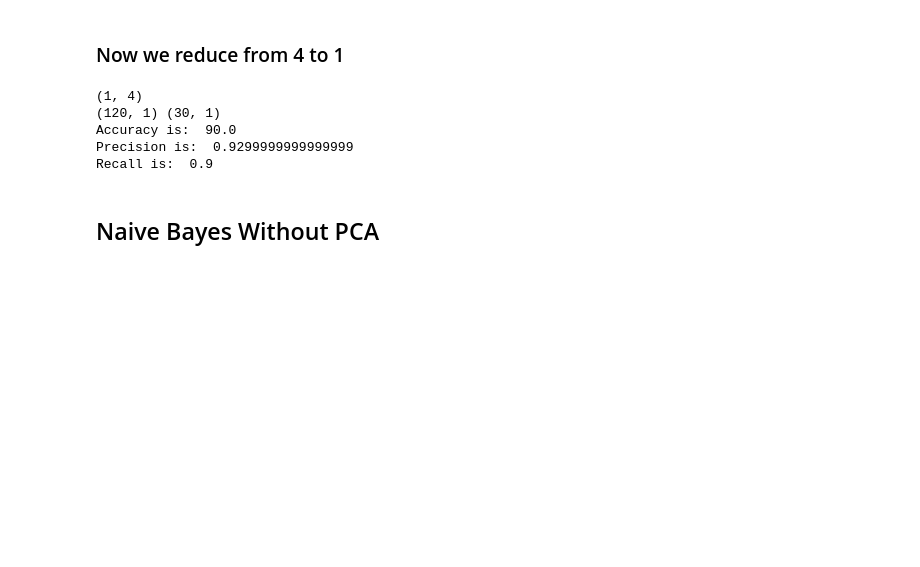
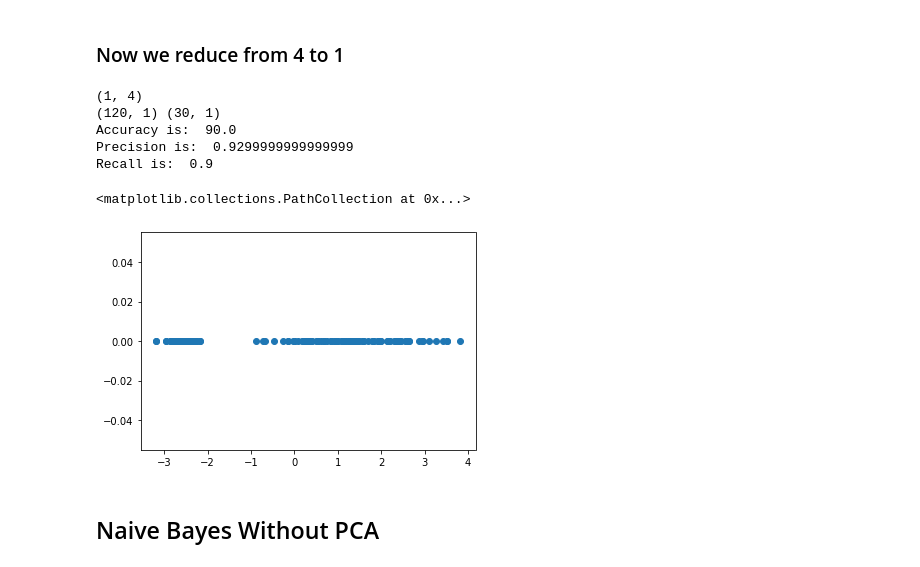
Before and after one commit to Jeelesh2762/ML_CE047, a Jupyter notebook: Lab-6/PCA_Ex_1_2_3.ipynb, the cells around one changed output. Drawn from its saved outputs; the diff is of its cells as text; code cells hidden in the pictures; blank space fills up the shorter version.

```diff
--- a/Lab-6/PCA_Ex_1_2_3.ipynb
+++ b/Lab-6/PCA_Ex_1_2_3.ipynb
@@ -123,6 +125,13 @@ print("Recall is: ",recall_score(y_test,y_pred,average="weighted"))
 Accuracy is:  90.0
 Precision is:  0.9299999999999999
 Recall is:  0.9
+# %%
+X_trns = pca.transform(X)
+# %%
+plt.scatter(X_trns,np.zeros(len(X_trns)))
+# %% [output]
+<matplotlib.collections.PathCollection at 0x...>
+[figure, added]
 # %% [markdown]
 ## Naive Bayes Without PCA
 # %%
```
Also changed, not shown: parts of 2 cells of this notebook.
